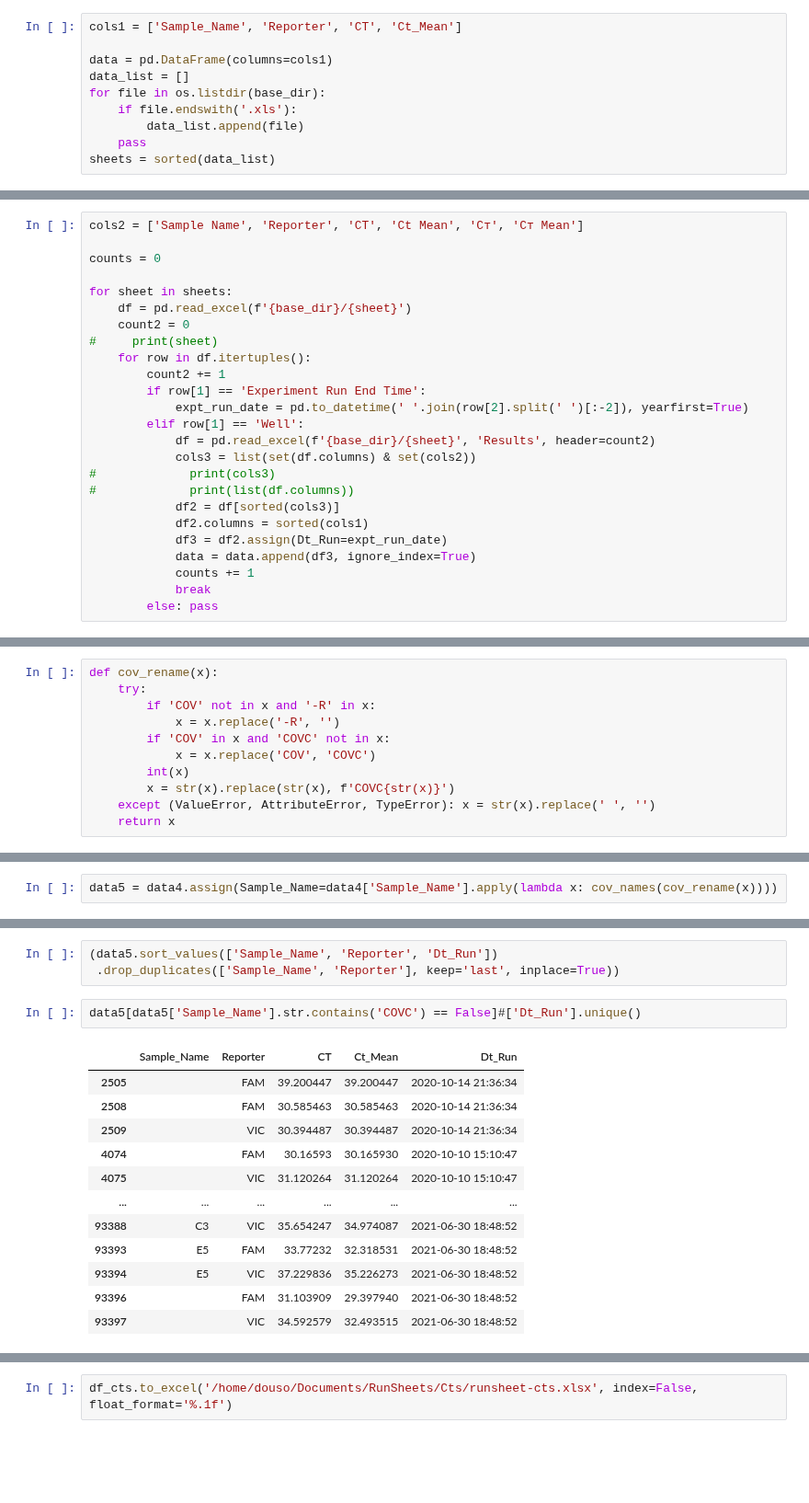
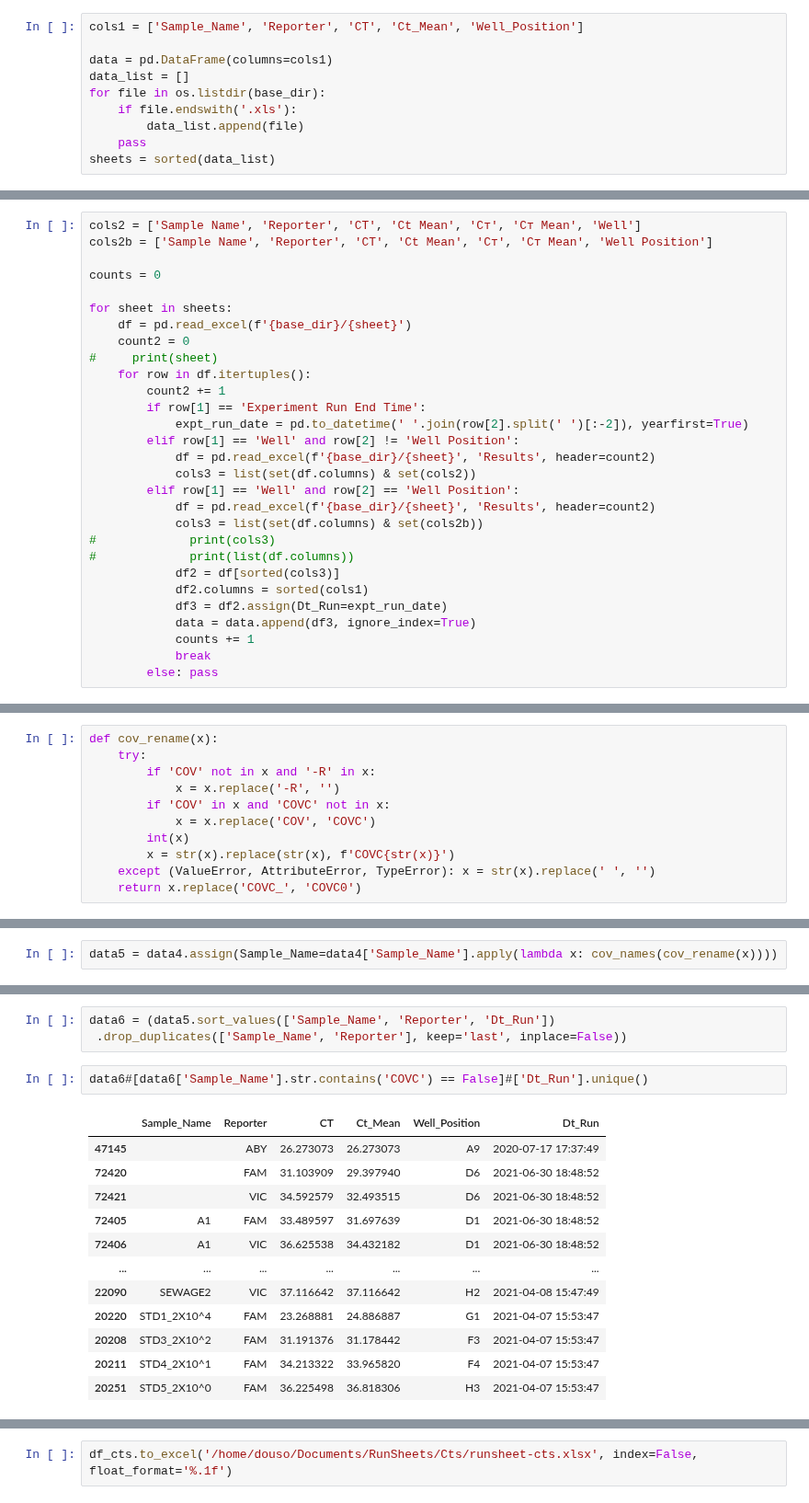
Before and after one commit to ousodaniel/SARS-CoV-2-Data-Workflows, a Jupyter notebook: retrieve-sapmles-cts.ipynb, the cells around one changed output, grey strips where cells are left out. Shown at 92% size. Cells and saved outputs as stored; diff of their text form; blank space fills up the shorter version.

```diff
--- a/retrieve-sapmles-cts.ipynb
+++ b/retrieve-sapmles-cts.ipynb
@@ -7,7 +7,7 @@ dala = os.getenv('HOME')
 # %%
 base_dir = f'{dala}/Documents/RunSheets/AllRunSheets'
 # %%
-cols1 = ['Sample_Name', 'Reporter', 'CT', 'Ct_Mean']
+cols1 = ['Sample_Name', 'Reporter', 'CT', 'Ct_Mean', 'Well_Position']
 
 data = pd.DataFrame(columns=cols1)
 data_list = []
@@ -29,7 +33,8 @@ pd.to_datetime(' '.join('2020-10-29 15:46:45 PM EAT'.split(' ')[:-2]), yearfirst
 # %% [output]
 Timestamp('2020-10-29 15:46:45')
 # %%
-cols2 = ['Sample Name', 'Reporter', 'CT', 'Ct Mean', 'Cт', 'Cт Mean']
+cols2 = ['Sample Name', 'Reporter', 'CT', 'Ct Mean', 'Cт', 'Cт Mean', 'Well']
+cols2b = ['Sample Name', 'Reporter', 'CT', 'Ct Mean', 'Cт', 'Cт Mean', 'Well Position']
 
 counts = 0
 
@@ -41,9 +46,12 @@ for sheet in sheets:
         count2 += 1
         if row[1] == 'Experiment Run End Time':
             expt_run_date = pd.to_datetime(' '.join(row[2].split(' ')[:-2]), yearfirst=True)
-        elif row[1] == 'Well':
+        elif row[1] == 'Well' and row[2] != 'Well Position':
             df = pd.read_excel(f'{base_dir}/{sheet}', 'Results', header=count2)
             cols3 = list(set(df.columns) & set(cols2))
+        elif row[1] == 'Well' and row[2] == 'Well Position':
+            df = pd.read_excel(f'{base_dir}/{sheet}', 'Results', header=count2)
+            cols3 = list(set(df.columns) & set(cols2b))
 #             print(cols3)
 #             print(list(df.columns))
             df2 = df[sorted(cols3)]
@@ -128,7 +137,7 @@ def cov_rename(x):
         int(x)
         x = str(x).replace(str(x), f'COVC{str(x)}')
     except (ValueError, AttributeError, TypeError): x = str(x).replace(' ', '')
-    return x
+    return x.replace('COVC_', 'COVC0')
 # %% [raw]
 def cov_rename(x):
     if 'COV' in str(x) and 'COVC' not in str(x):
@@ -164,18 +168,18 @@ data5.head()
 # %%
-(data5.sort_values(['Sample_Name', 'Reporter', 'Dt_Run'])
- .drop_duplicates(['Sample_Name', 'Reporter'], keep='last', inplace=True))
+data6 = (data5.sort_values(['Sample_Name', 'Reporter', 'Dt_Run'])
+ .drop_duplicates(['Sample_Name', 'Reporter'], keep='last', inplace=False))
 # %%
-data5[data5['Sample_Name'].str.contains('COVC') == False]#['Dt_Run'].unique()
+data6#[data6['Sample_Name'].str.contains('COVC') == False]#['Dt_Run'].unique()
 # %% [output]
-|  | Sample_Name | Reporter | CT | Ct_Mean | Dt_Run |
-| 2505 |  | FAM | 39.200447 | 39.200447 | 2020-10-14 21:36:34 |
-| 2508 |  | FAM | 30.585463 | 30.585463 | 2020-10-14 21:36:34 |
-| 2509 |  | VIC | 30.394487 | 30.394487 | 2020-10-14 21:36:34 |
-| 4074 |  | FAM | 30.16593 | 30.165930 | 2020-10-10 15:10:47 |
-| 4075 |  | VIC | 31.120264 | 31.120264 | 2020-10-10 15:10:47 |
-| ... | ... | ... | ... | ... | ... |
-| 93388 | C3 | VIC | 35.654247 | 34.974087 | 2021-06-30 18:48:52 |
-| 93393 | E5 | FAM | 33.77232 | 32.318531 | 2021-06-30 18:48:52 |
-| 93394 | E5 | VIC | 37.229836 | 35.226273 | 2021-06-30 18:48:52 |
-| 93396 |  | FAM | 31.103909 | 29.397940 | 2021-06-30 18:48:52 |
-| 93397 |  | VIC | 34.592579 | 32.493515 | 2021-06-30 18:48:52 |
+|  | Sample_Name | Reporter | CT | Ct_Mean | Well_Position | Dt_Run |
+| 47145 |  | ABY | 26.273073 | 26.273073 | A9 | 2020-07-17 17:37:49 |
+| 72420 |  | FAM | 31.103909 | 29.397940 | D6 | 2021-06-30 18:48:52 |
+| 72421 |  | VIC | 34.592579 | 32.493515 | D6 | 2021-06-30 18:48:52 |
+| 72405 | A1 | FAM | 33.489597 | 31.697639 | D1 | 2021-06-30 18:48:52 |
+| 72406 | A1 | VIC | 36.625538 | 34.432182 | D1 | 2021-06-30 18:48:52 |
+| ... | ... | ... | ... | ... | ... | ... |
+| 22090 | SEWAGE2 | VIC | 37.116642 | 37.116642 | H2 | 2021-04-08 15:47:49 |
+| 20220 | STD1_2X10^4 | FAM | 23.268881 | 24.886887 | G1 | 2021-04-07 15:53:47 |
+| 20208 | STD3_2X10^2 | FAM | 31.191376 | 31.178442 | F3 | 2021-04-07 15:53:47 |
+| 20211 | STD4_2X10^1 | FAM | 34.213322 | 33.965820 | F4 | 2021-04-07 15:53:47 |
+| 20251 | STD5_2X10^0 | FAM | 36.225498 | 36.818306 | H3 | 2021-04-07 15:53:47 |
```
Also changed, not shown: parts of 15 cells of this notebook, 2 other files.
